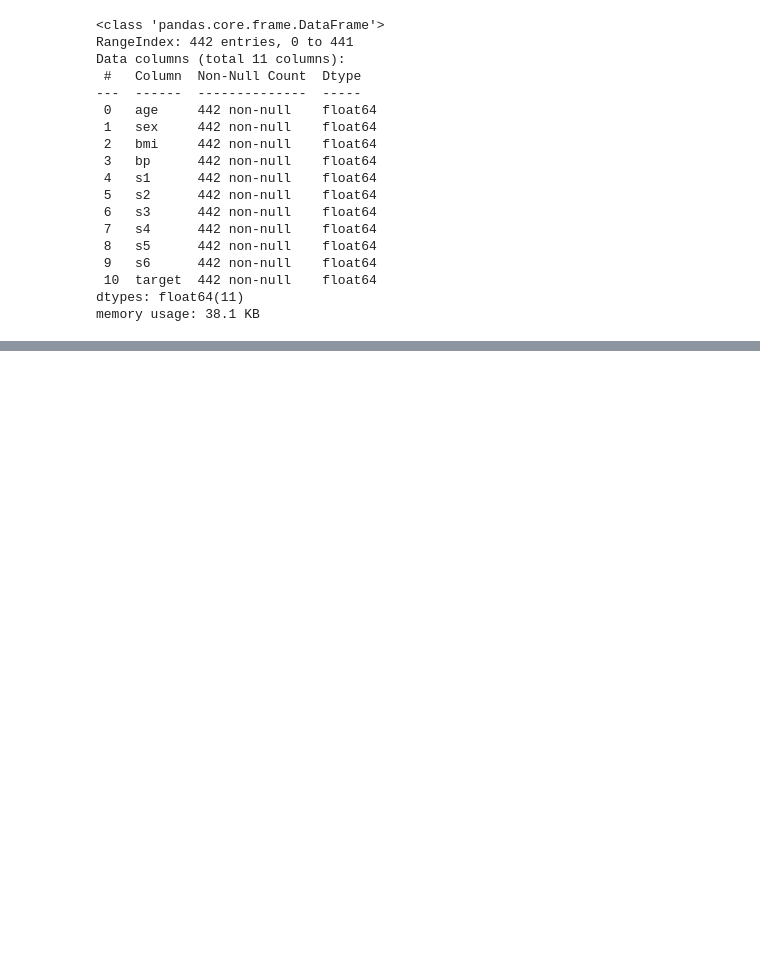
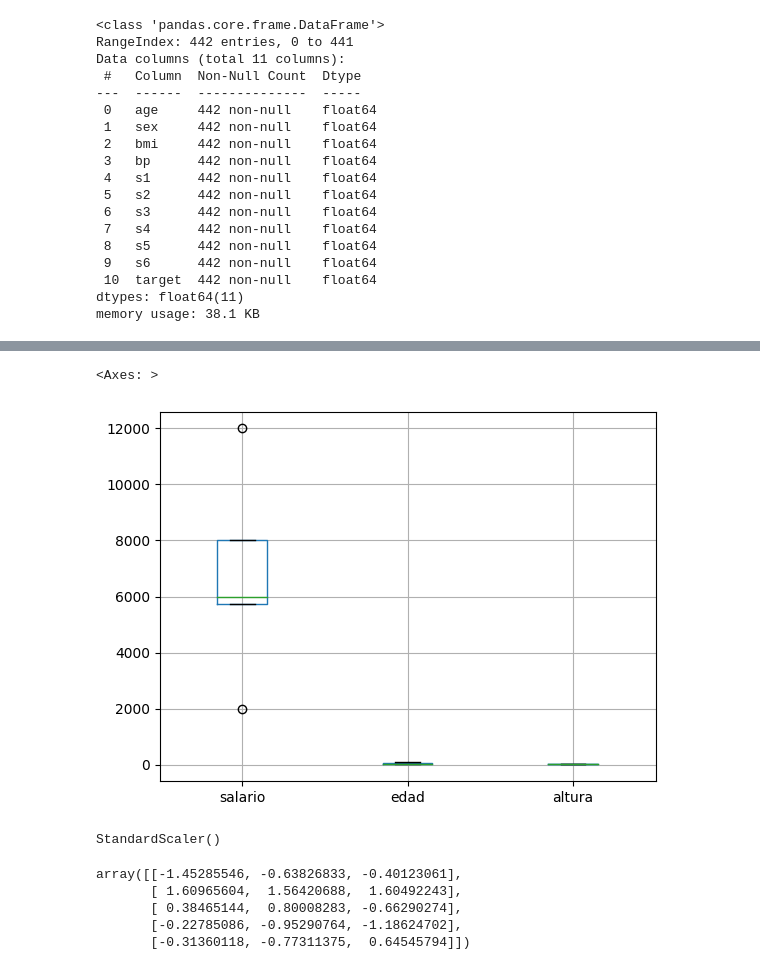
Before and after one commit to JoseJesusLaCasaNieto/Mastermind, a Jupyter notebook: Machine_Learning_I_Regression/Projects/Linear_Regression_Project.ipynb, the cells around one changed output, grey strips where cells are left out. Drawn from its saved outputs; the diff is of its cells as text; code cells hidden in the pictures; blank space fills up the shorter version.

```diff
--- a/Machine_Learning_I_Regression/Projects/Linear_Regression_Project.ipynb
+++ b/Machine_Learning_I_Regression/Projects/Linear_Regression_Project.ipynb
@@ -174,0 +197,8 @@ memory usage: 38.1 KB
+# %%
+import pandas as pd
+
+data = {"salario": [2000, 12000, 8000, 6000, 5720],
+        "edad": [24, 73, 56, 17, 21],
+        "altura": [1.72, 1.95, 1.69, 1.63, 1.84]}
+
+df = pd.DataFrame(data)
@@ -174,0 +214,5 @@ memory usage: 38.1 KB
+# %%
+df.boxplot()
+# %% [output]
+<Axes: >
+[figure, added]
@@ -174,0 +223,4 @@ memory usage: 38.1 KB
+# %%
+s_sc.fit(df)
+# %% [output]
+StandardScaler()
@@ -174,0 +229,8 @@ memory usage: 38.1 KB
+# %%
+data
+# %% [output]
+array([[-1.45285546, -0.63826833, -0.40123061],
+       [ 1.60965604,  1.56420688,  1.60492243],
+       [ 0.38465144,  0.80008283, -0.66290274],
+       [-0.22785086, -0.95290764, -1.18624702],
+       [-0.31360118, -0.77311375,  0.64545794]])
```
Also changed, not shown: parts of 14 cells of this notebook.
